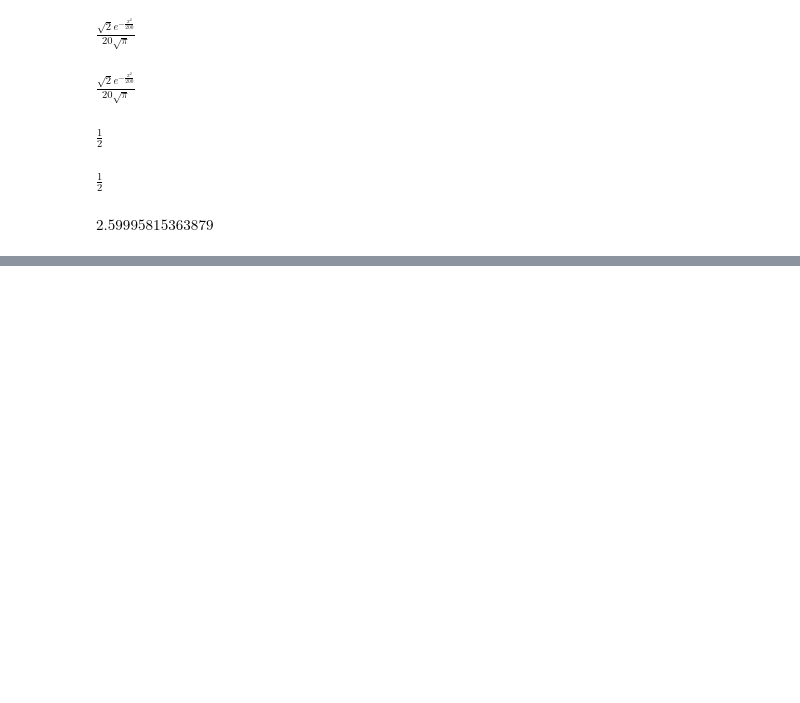
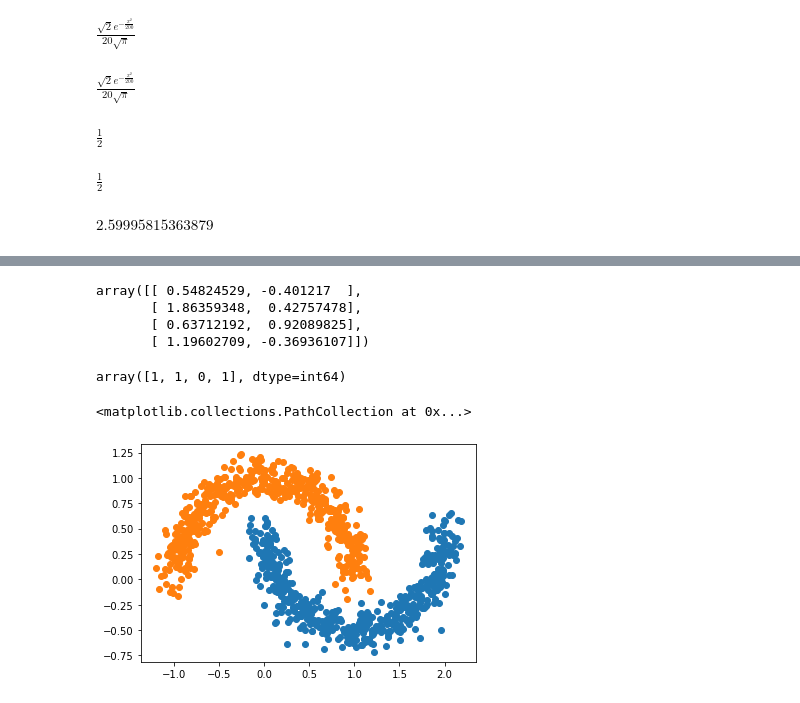
Before and after one commit to ailunguo/Project, a Jupyter notebook: Statistics----3/test3.ipynb, the cells around one changed output, grey strips where cells are left out. Saved outputs shown, nothing was run; the diff lists cells and outputs as text; code cells hidden in the pictures; blank space fills up the shorter version.

```diff
--- a/Statistics----3/test3.ipynb
+++ b/Statistics----3/test3.ipynb
@@ -98,0 +337,3 @@ $\displaystyle 2.59995815363879$
+# %%
+from sklearn.datasets import make_moons
+X, y = make_moons(n_samples=1000, noise=0.1, random_state=1234)
@@ -98,0 +342,19 @@ $\displaystyle 2.59995815363879$
+# %%
+plt.rcParams['font.family'] = 'DejaVu Sans'
+# %%
+X[:4]
+# %% [output]
+array([[ 0.54824529, -0.401217  ],
+       [ 1.86359348,  0.42757478],
+       [ 0.63712192,  0.92089825],
+       [ 1.19602709, -0.36936107]])
+# %%
+y[:4]
+# %% [output]
+array([1, 1, 0, 1], dtype=int64)
+# %%
+plt.scatter(X[y==1][:,0], X[y==1][:,1])
+plt.scatter(X[y==0][:,0], X[y==0][:,1])
+# %% [output]
+<matplotlib.collections.PathCollection at 0x...>
+[figure, added]
```
Also changed, not shown: parts of 40 cells of this notebook.
